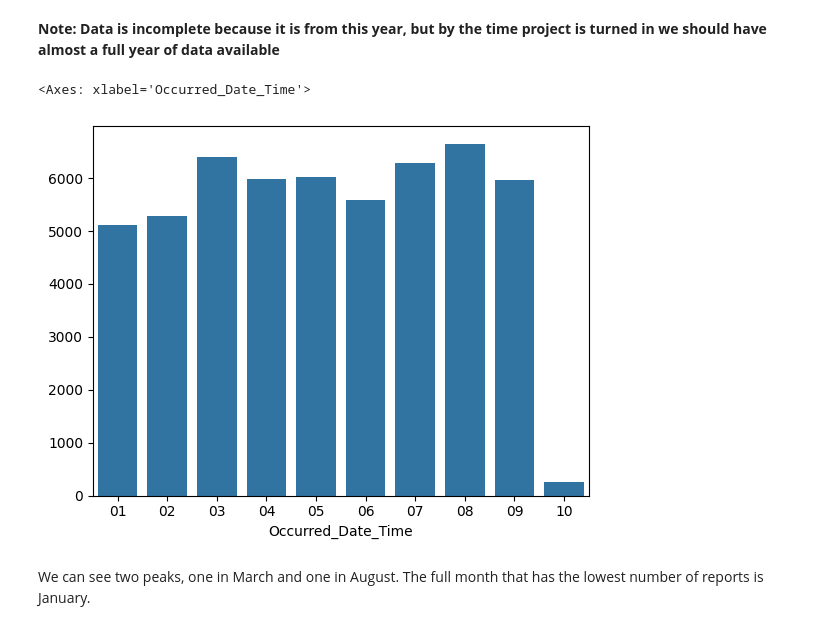
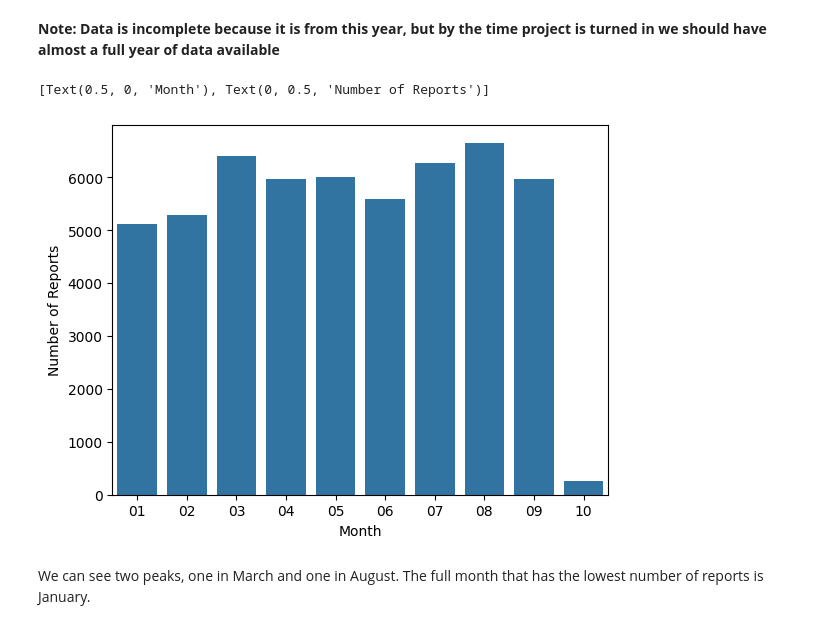
Before and after one commit to yarbschris/ds-final, a Jupyter notebook: finalProject.ipynb, the cells around one changed output. Drawn from its saved outputs; the diff is of its cells as text; code cells hidden in the pictures.

Commit message:
Add labels to charts, log chart for race/gender chart

```diff
--- a/finalProject.ipynb
+++ b/finalProject.ipynb
@@ -157,10 +168,11 @@ police_reports["Occurred_Date_Time"] = police_reports["Occurred_Date_Time"].appl
 **Note: Data is incomplete because it is from this year, but by the time project is turned in we should have almost a full year of data available**
 # %%
 reports_by_month = police_reports.groupby("Occurred_Date_Time")
-sns.barplot(reports_by_month.size())
+ax = sns.barplot(reports_by_month.size())
+ax.set(xlabel="Month", ylabel="Number of Reports")
 # %% [output]
-<Axes: xlabel='Occurred_Date_Time'>
+[Text(0.5, 0, 'Month'), Text(0, 0.5, 'Number of Reports')]
-[figure, old version]
+[figure, new version]
 # %% [markdown]
 We can see two peaks, one in March and one in August. The full month that has the lowest number of reports is January.
 # %% [markdown]
```
Also changed, not shown: parts of 6 cells of this notebook, 1 other file.
